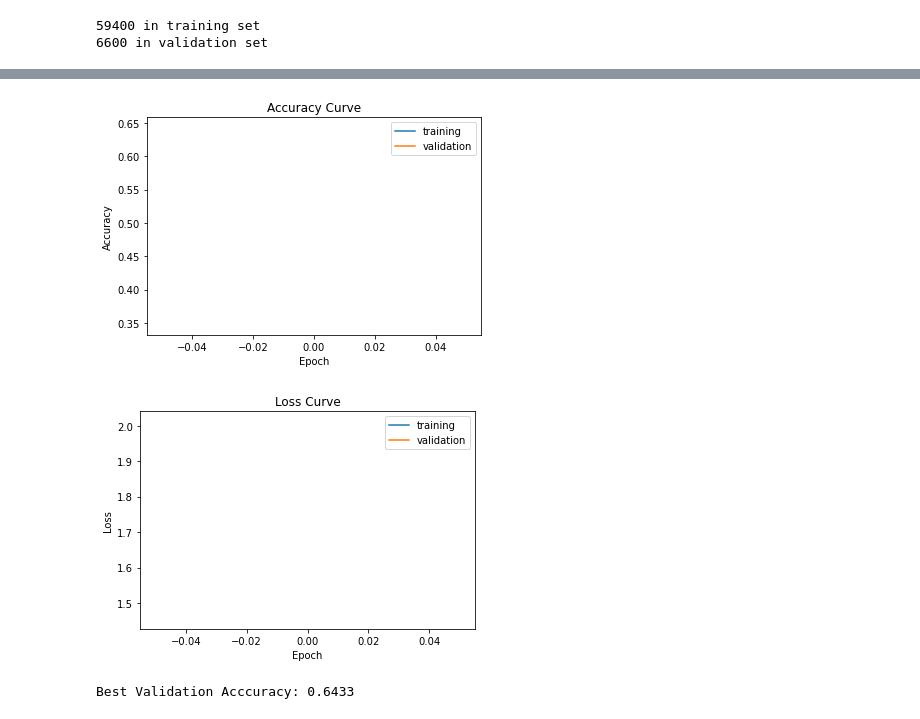
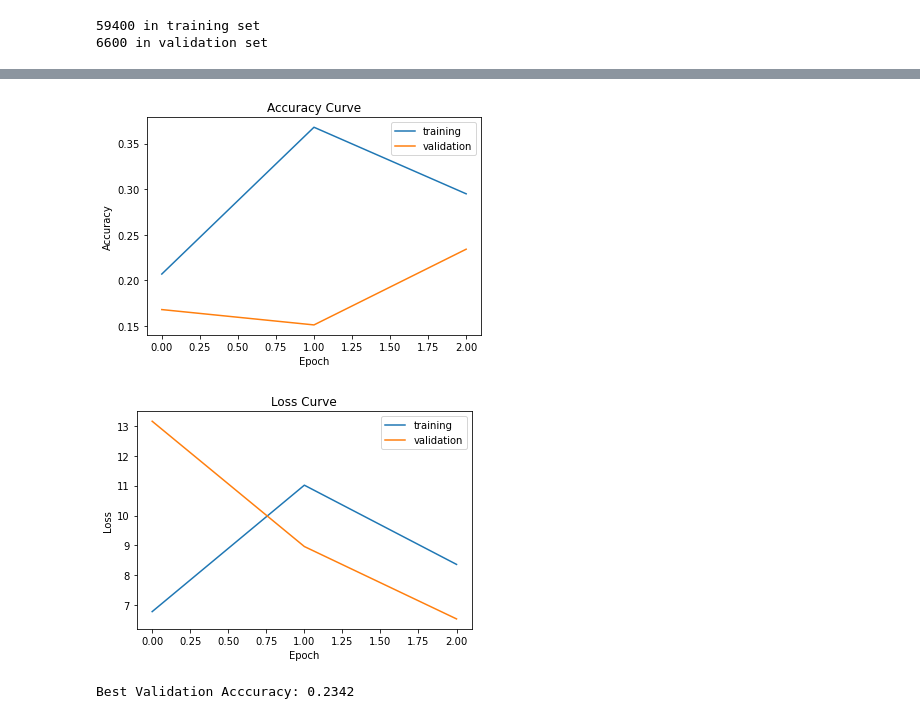
Before and after one commit to kcdragon/omscs-dl-final-project, a Jupyter notebook: mnist_training_defense.ipynb, the cells around one changed output, grey strips where cells are left out. Saved outputs shown, nothing was run; the diff lists cells and outputs as text; code cells hidden in the pictures.

```diff
--- a/mnist_training_defense.ipynb
+++ b/mnist_training_defense.ipynb
@@ -25,7 +28,7 @@ prev_model.load_state_dict(state_dict)
 prev_criterion = nn.CrossEntropyLoss()
 
 attack_training_set = FastSignGradientAttackDataSet(training_set, prev_model, prev_criterion,
-                                                    epsilon=0.25, sample_probability=None)
+                                                    epsilon=0.25)
 indices = torch.randperm(len(attack_training_set))[:int(len(attack_training_set) * 0.1)]
 attack_training_set = torch.utils.data.Subset(attack_training_set, indices)
 
@@ -47,11 +50,11 @@ print(f"{len(validation_split)} in validation set")
 from team36.mnist.vgg import VGG
 from team36.training import train, validate
 
-learning_rate = 1e-3
+learning_rate = 5e-3
 momentum = 5e-1
 weight_decay = 5e-2
-batch_size = 128
-epochs = 1
+batch_size = 256
+epochs = 3
 
 sampler = torch.utils.data.RandomSampler(training_split, replacement=True, num_samples=1000)
 training_loader = torch.utils.data.DataLoader(training_split, batch_size=batch_size, sampler=sampler)
@@ -112,3 +119,3 @@ Epoch 0 | Training accuracy: 0.34700000286102295% | Validation accuracy: 0.64333
-[figure, old version]
+[figure, new version]
-[figure, old version]
+[figure, new version]
-Best Validation Acccuracy: 0.6433
+Best Validation Acccuracy: 0.2342
```
Also changed, not shown: parts of 2 cells of this notebook, 1 other file.
